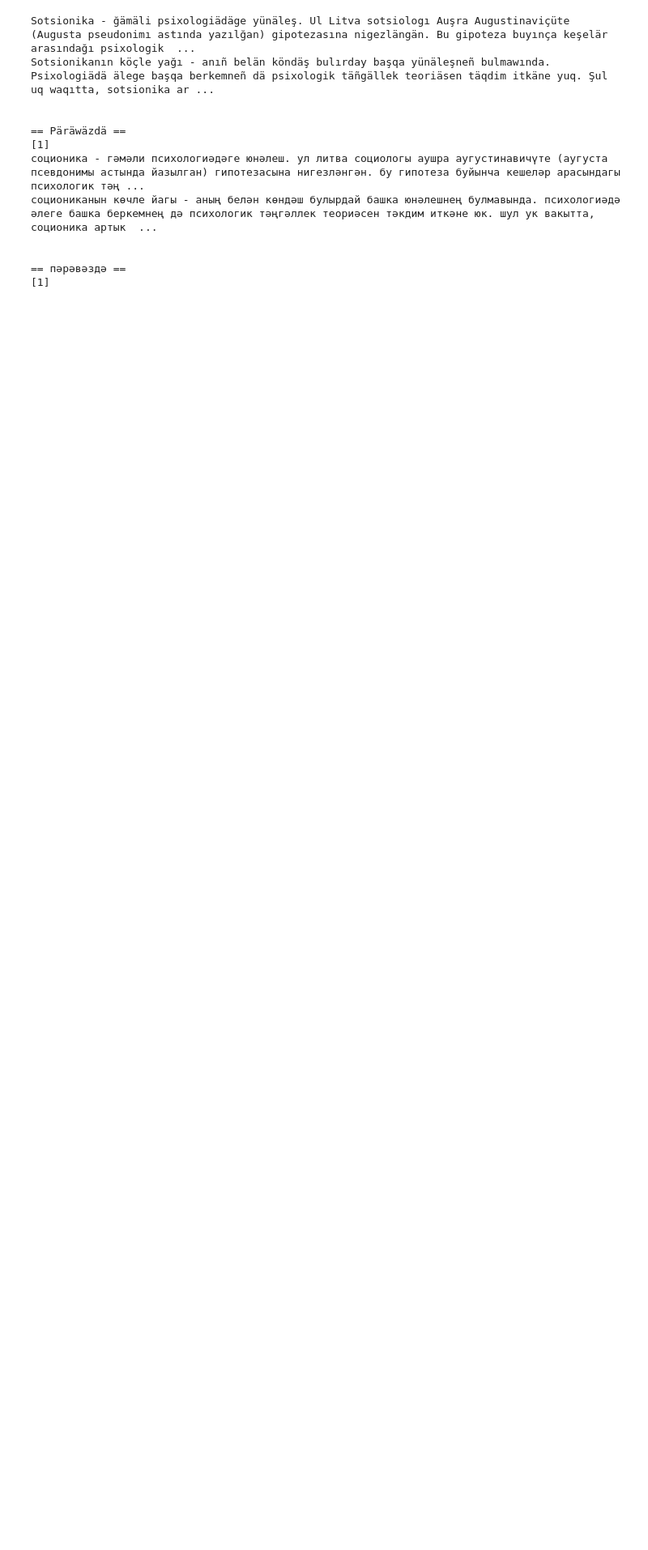
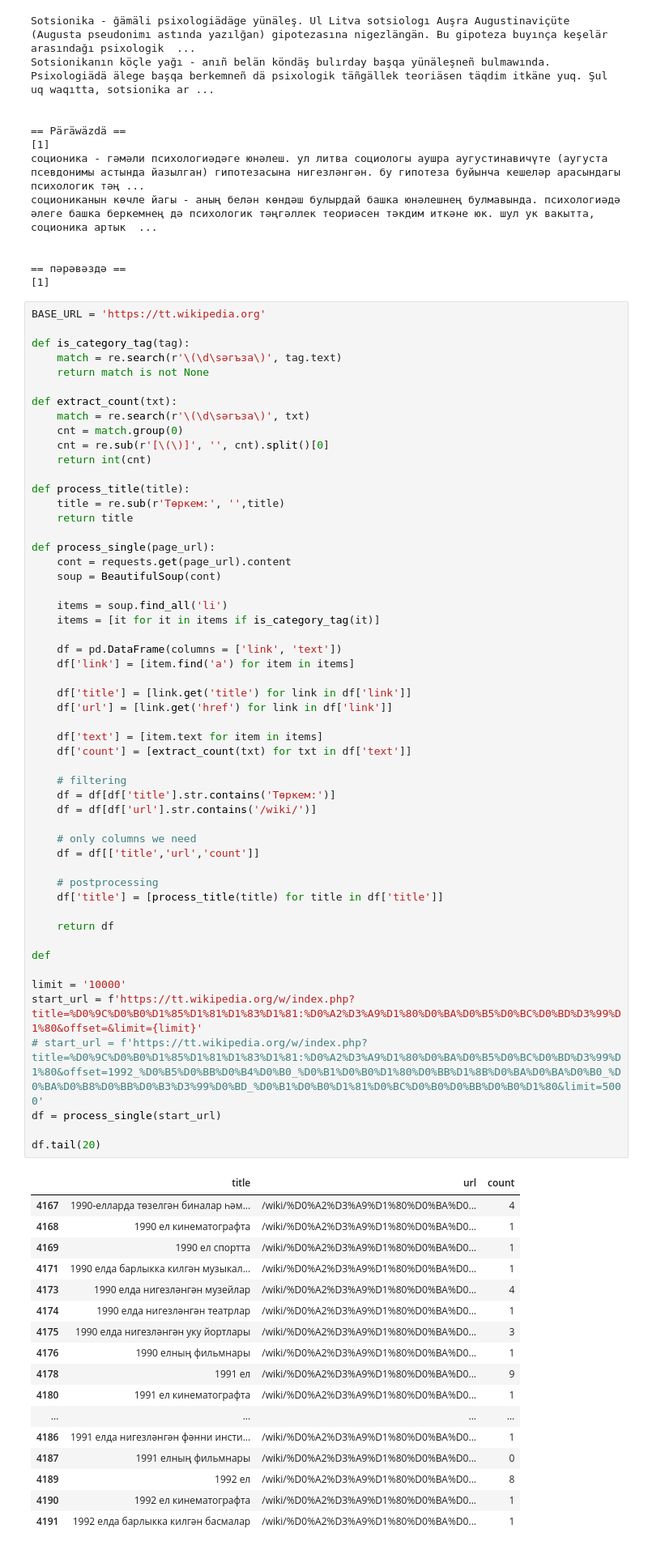
Before and after one commit to TatarTopicModeler/TatarTopicModeling, a Jupyter notebook: notebooks/wiki.ipynb, the cells around one changed output. Shown: that part at 81% size. Saved outputs shown, nothing was run; the diff lists cells and outputs as text; blank space fills up the shorter version.

```diff
--- a/notebooks/wiki.ipynb
+++ b/notebooks/wiki.ipynb
@@ -225,3 +226,74 @@ Sotsionikanın köçle yağı - anıñ belän köndäş bulırday başqa yünäl
 
 == пәрәвәздә ==
 [1]
+# %%
+BASE_URL = 'https://tt.wikipedia.org'
+
+def is_category_tag(tag):
+    match = re.search(r'\(\d\sәгъза\)', tag.text)
+    return match is not None
+
+def extract_count(txt):
+    match = re.search(r'\(\d\sәгъза\)', txt)
+    cnt = match.group(0)
+    cnt = re.sub(r'[\(\)]', '', cnt).split()[0]
+    return int(cnt)
+
+def process_title(title):
+    title = re.sub(r'Төркем:', '',title)
+    return title
+
+def process_single(page_url):
+    cont = requests.get(page_url).content
+    soup = BeautifulSoup(cont)
+
+    items = soup.find_all('li')
+    items = [it for it in items if is_category_tag(it)]
+
+    df = pd.DataFrame(columns = ['link', 'text'])
+    df['link'] = [item.find('a') for item in items]
+
+    df['title'] = [link.get('title') for link in df['link']]
+    df['url'] = [link.get('href') for link in df['link']]
+
+    df['text'] = [item.text for item in items]
+    df['count'] = [extract_count(txt) for txt in df['text']]
+
+    # filtering
+    df = df[df['title'].str.contains('Төркем:')]
+    df = df[df['url'].str.contains('/wiki/')]
+
+    # only columns we need
+    df = df[['title','url','count']]
+
+    # postprocessing
+    df['title'] = [process_title(title) for title in df['title']]
+
+    return df
+
+def
+
+limit = '10000'
+start_url = f'https://tt.wikipedia.org/w/index.php?title=%D0%9C%D0%B0%D1%85%D1%81%D1%83%D1%81:%D0%A2%D3%A9%D1%80%D0%BA%D0%B5%D0%BC%D0%BD%D3%99%D1%80&offset=&limit={limit}'
+# start_url = f'https://tt.wikipedia.org/w/index.php?title=%D0%9C%D0%B0%D1%85%D1%81%D1%83%D1%81:%D0%A2%D3%A9%D1%80%D0%BA%D0%B5%D0%BC%D0%BD%D3%99%D1%80&offset=1992_%D0%B5%D0%BB%D0%B4%D0%B0_%D0%B1%D0%B0%D1%80%D0%BB%D1%8B%D0%BA%D0%BA%D0%B0_%D0%BA%D0%B8%D0%BB%D0%B3%D3%99%D0%BD_%D0%B1%D0%B0%D1%81%D0%BC%D0%B0%D0%BB%D0%B0%D1%80&limit=5000'
+df = process_single(start_url)
+
+df.tail(20)
+# %% [output]
+|  | title | url | count |
+| 4167 | 1990-елларда төзелгән биналар һәм... | /wiki/%D0%A2%D3%A9%D1%80%D0%BA%D0... | 4 |
+| 4168 | 1990 ел кинематографта | /wiki/%D0%A2%D3%A9%D1%80%D0%BA%D0... | 1 |
+| 4169 | 1990 ел спортта | /wiki/%D0%A2%D3%A9%D1%80%D0%BA%D0... | 1 |
+| 4171 | 1990 елда барлыкка килгән музыкал... | /wiki/%D0%A2%D3%A9%D1%80%D0%BA%D0... | 1 |
+| 4173 | 1990 елда нигезләнгән музейлар | /wiki/%D0%A2%D3%A9%D1%80%D0%BA%D0... | 4 |
+| 4174 | 1990 елда нигезләнгән театрлар | /wiki/%D0%A2%D3%A9%D1%80%D0%BA%D0... | 1 |
+| 4175 | 1990 елда нигезләнгән уку йортлары | /wiki/%D0%A2%D3%A9%D1%80%D0%BA%D0... | 3 |
+| 4176 | 1990 елның фильмнары | /wiki/%D0%A2%D3%A9%D1%80%D0%BA%D0... | 1 |
+| 4178 | 1991 ел | /wiki/%D0%A2%D3%A9%D1%80%D0%BA%D0... | 9 |
+| 4180 | 1991 ел кинематографта | /wiki/%D0%A2%D3%A9%D1%80%D0%BA%D0... | 1 |
+| ... | ... | ... | ... |
+| 4186 | 1991 елда нигезләнгән фәнни инсти... | /wiki/%D0%A2%D3%A9%D1%80%D0%BA%D0... | 1 |
+| 4187 | 1991 елның фильмнары | /wiki/%D0%A2%D3%A9%D1%80%D0%BA%D0... | 0 |
+| 4189 | 1992 ел | /wiki/%D0%A2%D3%A9%D1%80%D0%BA%D0... | 8 |
+| 4190 | 1992 ел кинематографта | /wiki/%D0%A2%D3%A9%D1%80%D0%BA%D0... | 1 |
+| 4191 | 1992 елда барлыкка килгән басмалар | /wiki/%D0%A2%D3%A9%D1%80%D0%BA%D0... | 1 |
```
Also changed, not shown: parts of 1 cell of this notebook, 2 other files.
